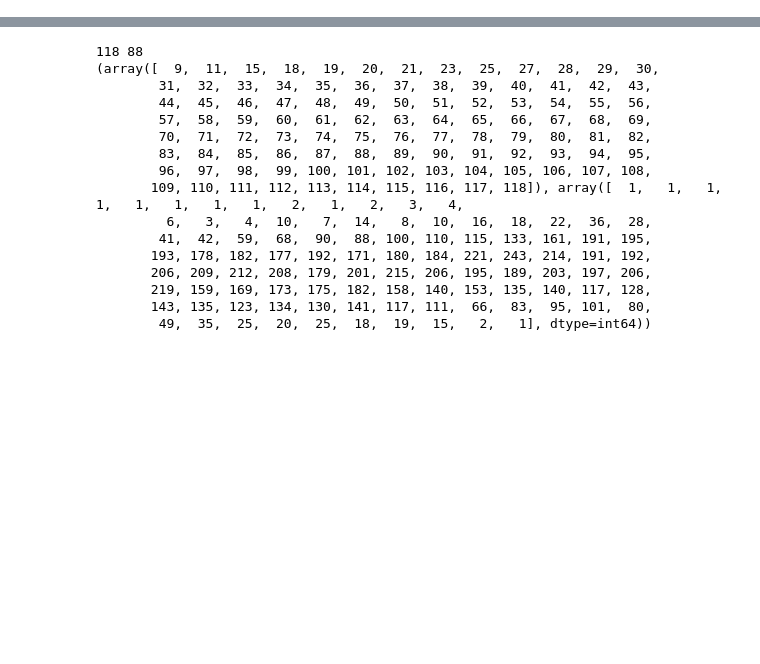
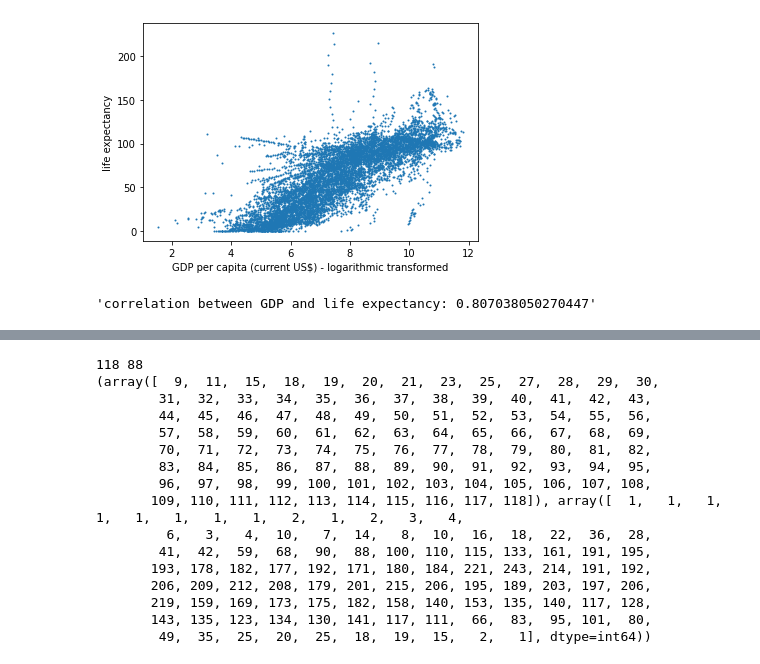
Before and after one commit to malikpaetzold/Statistical-Computing-DLBDBSC01, a Jupyter notebook: correlation_analysis.ipynb, the cells around one changed output, grey strips where cells are left out. Saved outputs shown, nothing was run; the diff lists cells and outputs as text; code cells hidden in the pictures; blank space fills up the shorter version.

```diff
--- a/correlation_analysis.ipynb
+++ b/correlation_analysis.ipynb
@@ -76,0 +77,5 @@ array([[ 1.        , -0.76175388],
+# %%
+calc_correlation(gdp, life_expectancy, "life expectancy")
+# %% [output]
+[figure, added]
+'correlation between GDP and life expectancy: 0.807038050270447'
```
Also changed, not shown: parts of 10 cells of this notebook.
